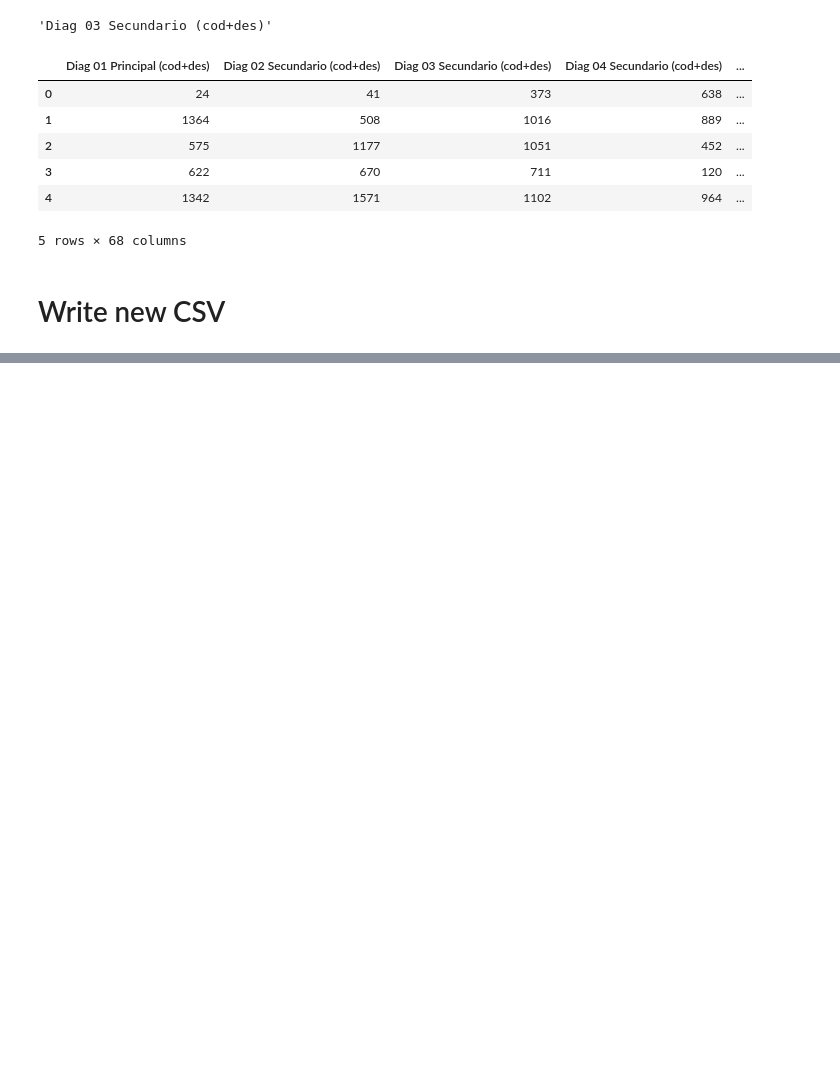
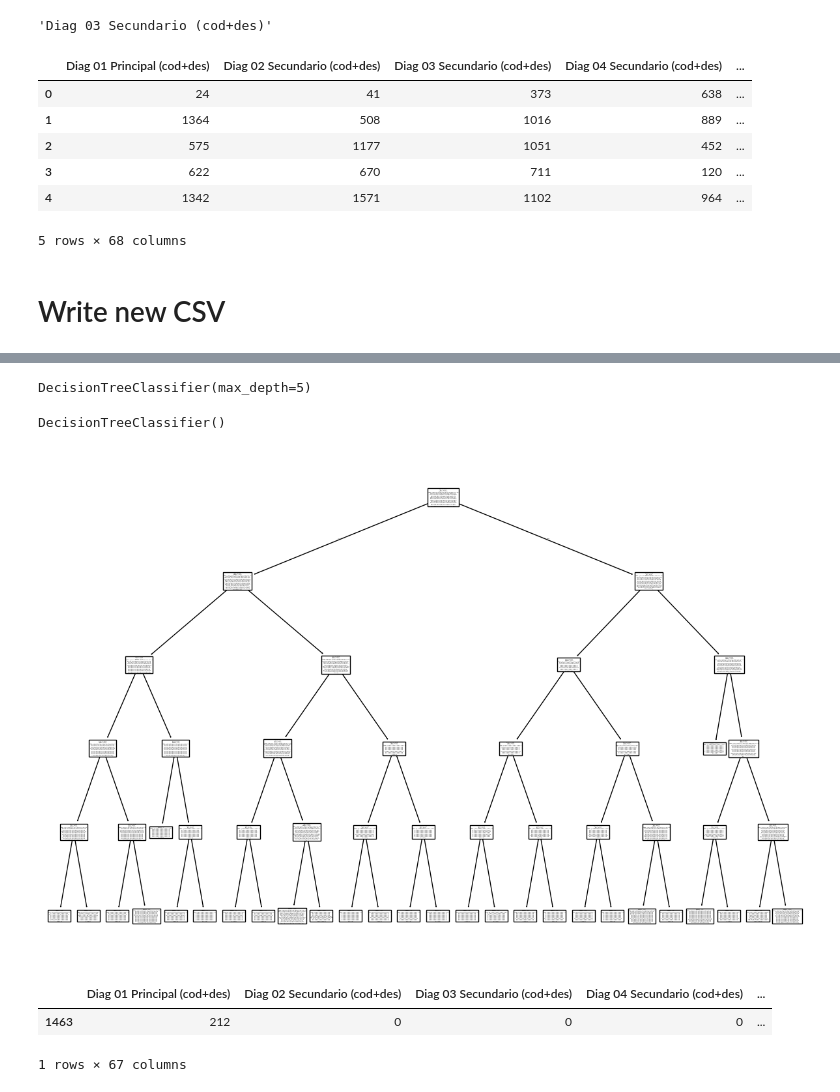
Before and after one commit to Coragg/GRDprediction, a Jupyter notebook: python/TreeModel.ipynb, the cells around one changed output, grey strips where cells are left out. Drawn from its saved outputs; the diff is of its cells as text; code cells hidden in the pictures; blank space fills up the shorter version.

Commit message:
primera version modelo 1

```diff
--- a/python/TreeModel.ipynb
+++ b/python/TreeModel.ipynb
@@ -109,0 +202,3 @@ dataset_el_pino.head()
+# %%
+Explicativas1 = dataset_el_pino.drop(columns=delete_rows[0])
+Objetivo1 = dataset_el_pino.GRD
@@ -109,0 +221,22 @@ dataset_el_pino.head()
+# %%
+modelo1 = DecisionTreeClassifier(max_depth=5)
+modelo1.fit(Explicativas1, Objetivo1)
+# %% [output]
+DecisionTreeClassifier(max_depth=5)
+# %%
+DecisionTreeClassifier()
+# %% [output]
+DecisionTreeClassifier()
+# %%
+plt.figure(figsize=(15,10))
+plot_tree(modelo1)
+plt.show()
+# %% [output]
+[figure, added]
+# %%
+test_ejemplo1 = Explicativas1.sample()
+test_ejemplo1
+# %% [output]
+|  | Diag 01 Principal (cod+des) | Diag 02 Secundario (cod+des) | Diag 03 Secundario (cod+des) | Diag 04 Secundario (cod+des) | ... |
+| 1463 | 212 | 0 | 0 | 0 | ... |
+1 rows × 67 columns
```
Also changed, not shown: parts of 68 cells of this notebook, 3 other files.
